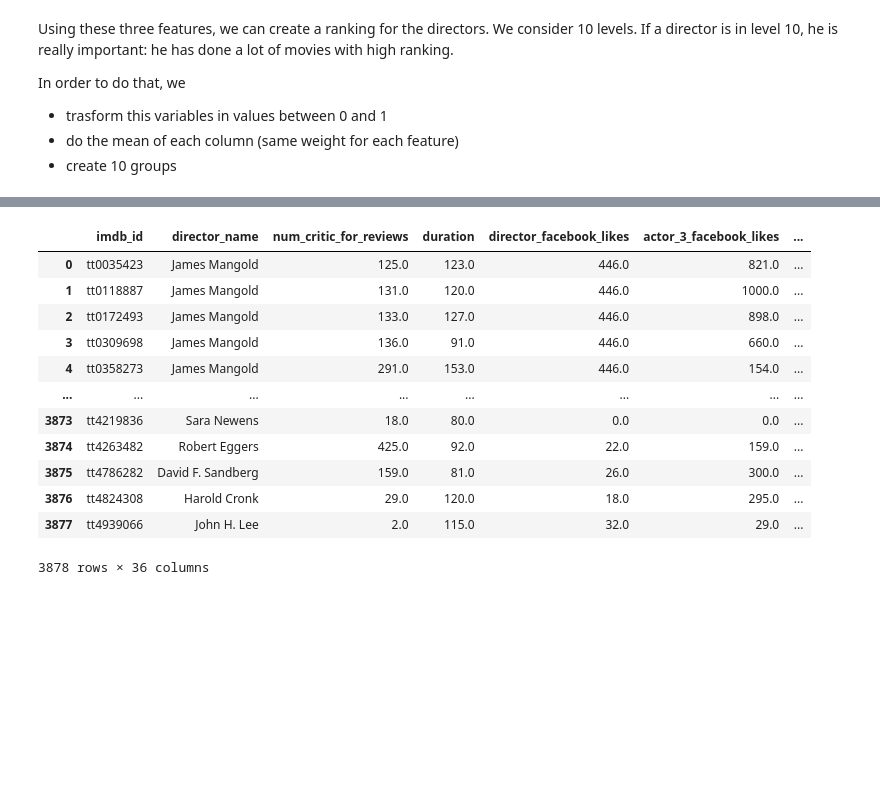
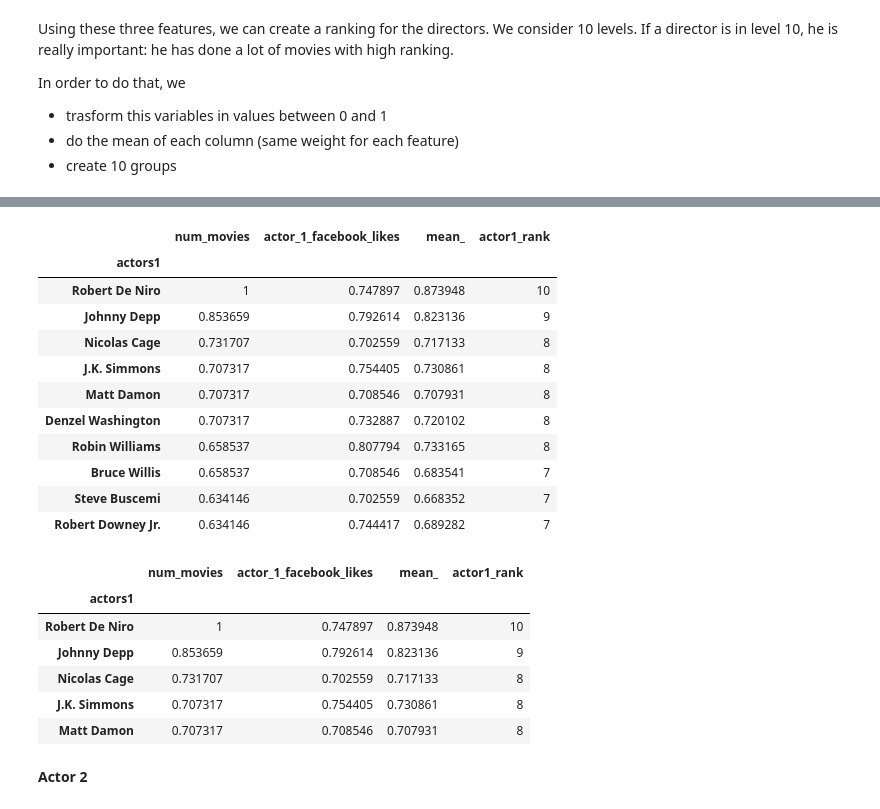
Before and after one commit to anitamezzetti/EPFL_Data_science_in_practice, a Jupyter notebook: Project/Feature_engineering.ipynb, the cells around one changed output, grey strips where cells are left out. Cells and saved outputs as stored; diff of their text form; code cells hidden in the pictures; blank space fills up the shorter version.

```diff
--- a/Project/Feature_engineering.ipynb
+++ b/Project/Feature_engineering.ipynb
@@ -166,7 +192,11 @@ In order to do that, we
 # %%
 #we divide wach value for the max of that column in order to have values between 0 and 1
 directors.num_movies = directors.num_movies/directors.num_movies.max()
-directors.movie_facebook_likes = directors.movie_facebook_likes/directors.movie_facebook_likes.max()
+
+# log for likes
+max_likes = np.log(directors.movie_facebook_likes.max())
+directors.movie_facebook_likes = [1 if x == 0 else x for x in directors.movie_facebook_likes.values] # edit zeros to use log
+directors.movie_facebook_likes = directors.movie_facebook_likes/max_likes
 directors.imdb_score = directors.imdb_score/directors.imdb_score.max()
 
 #we consider that each column has the same weight and we do the mean
@@ -195,0 +235,16 @@ movie_df = pd.merge(left=movie_df, right=directors.director_rank, left_on='direc
+# %%
+# actor_1_name
+actor1 = movie_df.groupby('actor_1_name') # group the database for the actor_1_name
+actors1 = list(movie_df.actor_1_name.values) #director list
+actors1_unique =list(OrderedDict.fromkeys(actors1)) # no duplicates
+
+#number of movies for each actor1
+results = [actors1.count(x) for x in actors1_unique] #number of films
+actors1 = pd.DataFrame([actors1_unique, results], index=['actors1', 'num_movies']).T
+actors1 = actors1.set_index('actors1')
+
+# mean actor_1_facebook_likes for the movies did by that director
+num_likes = actor1.mean().actor_1_facebook_likes
+actors1 = actors1.merge(num_likes, how='left', left_index=True, right_index=True)
+
+actors1.head(5)
@@ -196,15 +274,47 @@ movie_df = pd.merge(left=movie_df, right=directors.director_rank, left_on='direc
+# %%
+#we divide wach value for the max of that column in order to have values between 0 and 1
+actors1.num_movies = actors1.num_movies/actors1.num_movies.max()
+# log for facebook likes
+max_likes = np.log(actors1.actor_1_facebook_likes.max())
+actors1.actor_1_facebook_likes = [1 if x == 0 else x for x in actors1.actor_1_facebook_likes.values] # edit zeros to use log
+actors1.actor_1_facebook_likes = np.log(actors1.actor_1_facebook_likes)/max_likes
+
+#we consider that each column has the same weight and we do the mean
+actors1['mean_'] = actors1.num_movies*1/2 + actors1.actor_1_facebook_likes*1/2
+massimo = actors1.mean_.max()
+actors1['actor1_rank'] = [int(x) for x in actors1.mean_/massimo*10]
+
+actors1 = actors1.sort_values(['actor1_rank','num_movies'], ascending=False)
+
+# add row for no actor
+#actors1 = actors1.append(fill, ignore_index=False, verify_integrity=False, sort=None)
+df2 = pd.DataFrame([['No Actor',0,0,0,0]],columns=['actors1','num_movies','actor_1_facebook_likes','mean_','actor1_rank']).set_index('actors1')
+actors1 = actors1.append(df2)
+
+actors1.head(10)
+# %% [output]
+|  | num_movies | actor_1_facebook_likes | mean_ | actor1_rank |
+| actors1 |  |  |  |  |
+| Robert De Niro | 1 | 0.747897 | 0.873948 | 10 |
+| Johnny Depp | 0.853659 | 0.792614 | 0.823136 | 9 |
+| Nicolas Cage | 0.731707 | 0.702559 | 0.717133 | 8 |
+| J.K. Simmons | 0.707317 | 0.754405 | 0.730861 | 8 |
+| Matt Damon | 0.707317 | 0.708546 | 0.707931 | 8 |
+| Denzel Washington | 0.707317 | 0.732887 | 0.720102 | 8 |
+| Robin Williams | 0.658537 | 0.807794 | 0.733165 | 8 |
+| Bruce Willis | 0.658537 | 0.708546 | 0.683541 | 7 |
+| Steve Buscemi | 0.634146 | 0.702559 | 0.668352 | 7 |
+| Robert Downey Jr. | 0.634146 | 0.744417 | 0.689282 | 7 |
 # %%
+
+actors1.head()
 # %% [output]
-|  | imdb_id | director_name | num_critic_for_reviews | duration | director_facebook_likes | actor_3_facebook_likes | ... |
-| 0 | tt0035423 | James Mangold | 125.0 | 123.0 | 446.0 | 821.0 | ... |
-| 1 | tt0118887 | James Mangold | 131.0 | 120.0 | 446.0 | 1000.0 | ... |
-| 2 | tt0172493 | James Mangold | 133.0 | 127.0 | 446.0 | 898.0 | ... |
-| 3 | tt0309698 | James Mangold | 136.0 | 91.0 | 446.0 | 660.0 | ... |
-| 4 | tt0358273 | James Mangold | 291.0 | 153.0 | 446.0 | 154.0 | ... |
-| ... | ... | ... | ... | ... | ... | ... | ... |
-| 3873 | tt4219836 | Sara Newens | 18.0 | 80.0 | 0.0 | 0.0 | ... |
-| 3874 | tt4263482 | Robert Eggers | 425.0 | 92.0 | 22.0 | 159.0 | ... |
-| 3875 | tt4786282 | David F. Sandberg | 159.0 | 81.0 | 26.0 | 300.0 | ... |
-| 3876 | tt4824308 | Harold Cronk | 29.0 | 120.0 | 18.0 | 295.0 | ... |
-| 3877 | tt4939066 | John H. Lee | 2.0 | 115.0 | 32.0 | 29.0 | ... |
+|  | num_movies | actor_1_facebook_likes | mean_ | actor1_rank |
+| actors1 |  |  |  |  |
+| Robert De Niro | 1 | 0.747897 | 0.873948 | 10 |
+| Johnny Depp | 0.853659 | 0.792614 | 0.823136 | 9 |
+| Nicolas Cage | 0.731707 | 0.702559 | 0.717133 | 8 |
+| J.K. Simmons | 0.707317 | 0.754405 | 0.730861 | 8 |
+| Matt Damon | 0.707317 | 0.708546 | 0.707931 | 8 |
-3878 rows × 36 columns
+# %% [markdown]
+**Actor 2**
```
Also changed, not shown: parts of 22 cells of this notebook, 3 other files.
